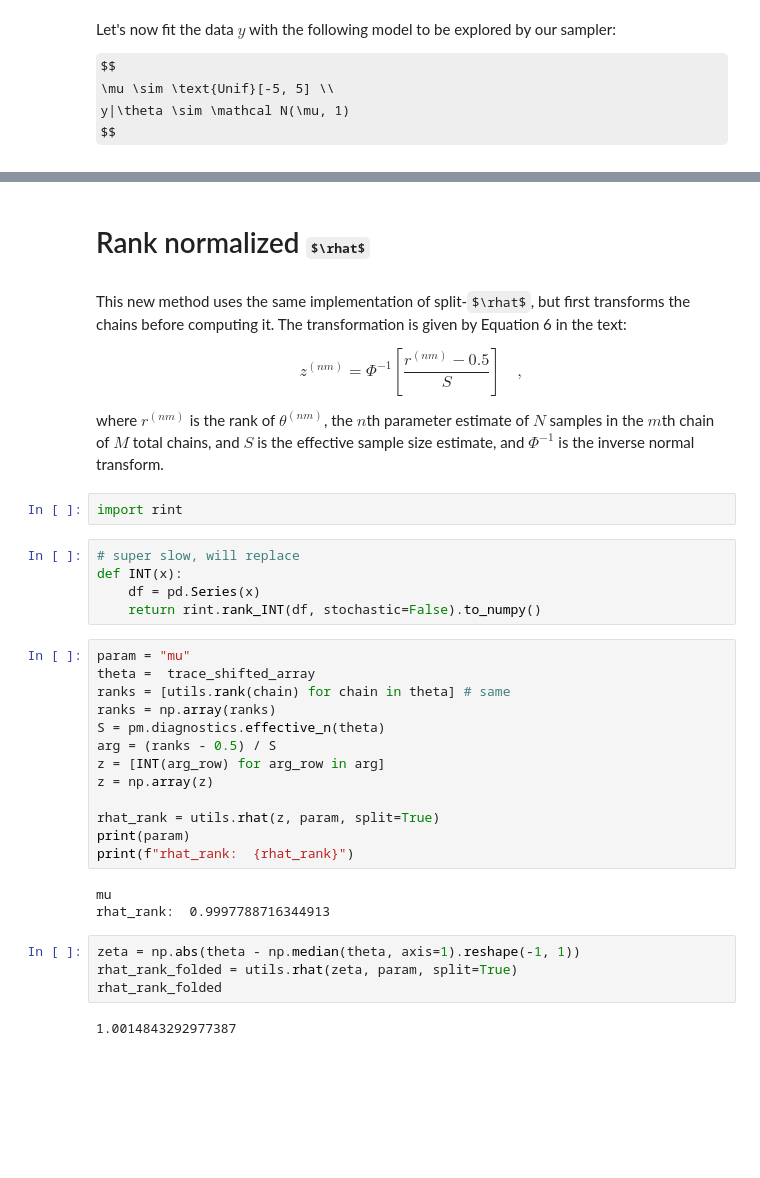
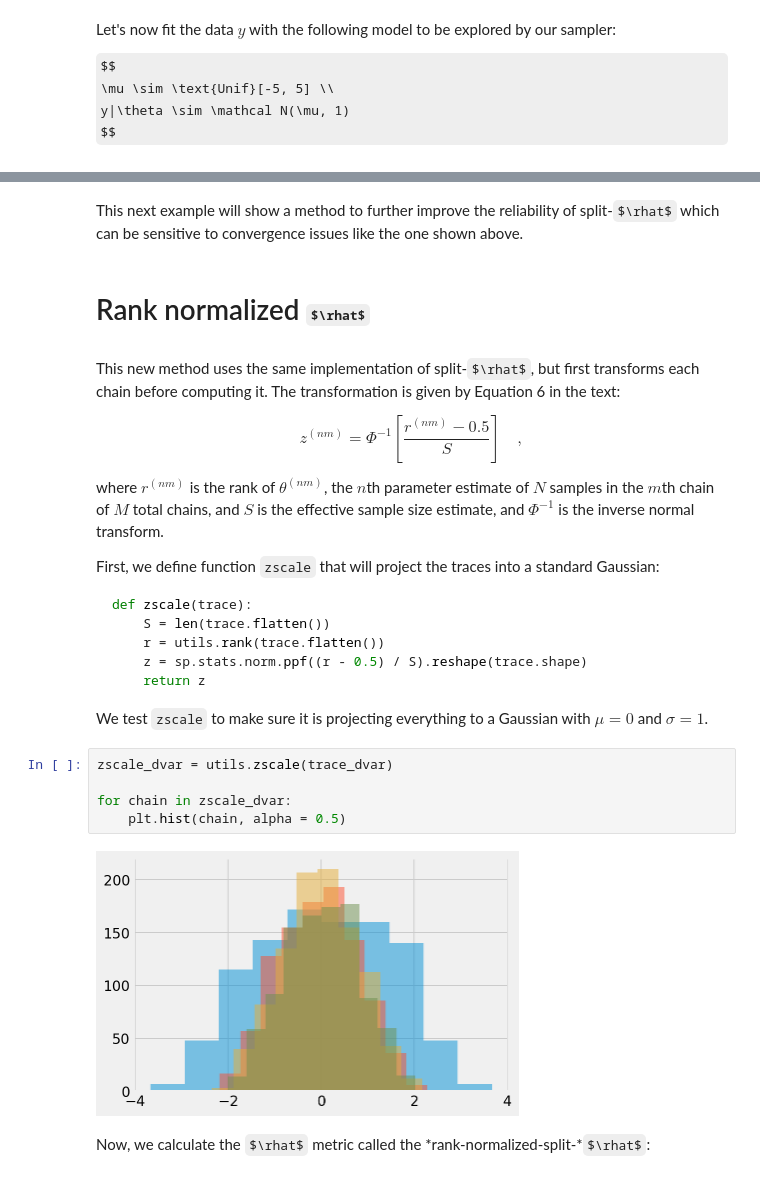
Before and after one commit to icweaver/pyHat, a Jupyter notebook: toymodel_gaussian.ipynb, the cells around one changed output, grey strips where cells are left out. Drawn from its saved outputs; the diff is of its cells as text; some formulas as TeX source; blank space fills up the shorter version.

Commit message:
merged notebooks for Project Check-point #3

````diff
--- a/toymodel_gaussian.ipynb
+++ b/toymodel_gaussian.ipynb
@@ -128,39 +140,33 @@ Even though the current implementation of split-$\rhat$ does a little bit better
+# %% [markdown]
+This next example will show a method to further improve the reliability of split-$\rhat$ which can be sensitive to convergence issues like the one shown above.
 # %% [markdown]
 # Rank normalized $\rhat$
 # %% [markdown]
-This new method uses the same implementation of split-$\rhat$, but first transforms the chains before computing it. The transformation is given by Equation 6 in the text:
+This new method uses the same implementation of split-$\rhat$, but first transforms each chain before computing it. The transformation is given by Equation 6 in the text:
 
 $$
 z^{(nm)} = \Phi^{-1}\left[\frac{r^{(nm)} - 0.5}{S}\right] \quad,
 $$
 
 where $r^{(nm)}$ is the rank of $\theta^{(nm)}$, the $n$th parameter estimate of $N$ samples in the $m$th chain of $M$ total chains, and $S$ is the effective sample size estimate, and $\Phi^{-1}$ is the inverse normal transform.
+
+First, we define function `zscale` that will project the traces into a standard Gaussian:
+
+```python
+def zscale(trace):
+    S = len(trace.flatten())
+    r = utils.rank(trace.flatten())
+    z = sp.stats.norm.ppf((r - 0.5) / S).reshape(trace.shape)
+    return z
+```
+
+We test `zscale` to make sure it is projecting everything to a Gaussian with $\mu = 0$ and $\sigma = 1$.
-# %%
-import rint
-# %%
-# super slow, will replace
-def INT(x):
-    df = pd.Series(x)
-    return rint.rank_INT(df, stochastic=False).to_numpy()
-# %%
-param = "mu"
-theta =  trace_shifted_array
-ranks = [utils.rank(chain) for chain in theta] # same
-ranks = np.array(ranks)
-S = pm.diagnostics.effective_n(theta)
-arg = (ranks - 0.5) / S
-z = [INT(arg_row) for arg_row in arg]
-z = np.array(z)
-
-rhat_rank = utils.rhat(z, param, split=True)
-print(param)
-print(f"rhat_rank:  {rhat_rank}")
-# %% [output]
-mu
-rhat_rank:  0.9997788716344913
-# %%
-zeta = np.abs(theta - np.median(theta, axis=1).reshape(-1, 1))
-rhat_rank_folded = utils.rhat(zeta, param, split=True)
-rhat_rank_folded
-# %% [output]
-1.0014843292977387
+# %%
+zscale_dvar = utils.zscale(trace_dvar)
+
+for chain in zscale_dvar:
+    plt.hist(chain, alpha = 0.5)
+# %% [output]
+[figure, added]
+# %% [markdown]
+Now, we calculate the $\rhat$ metric called the *rank-normalized-split-*$\rhat$:
````
Also changed, not shown: parts of 38 cells of this notebook, 1 other file.
